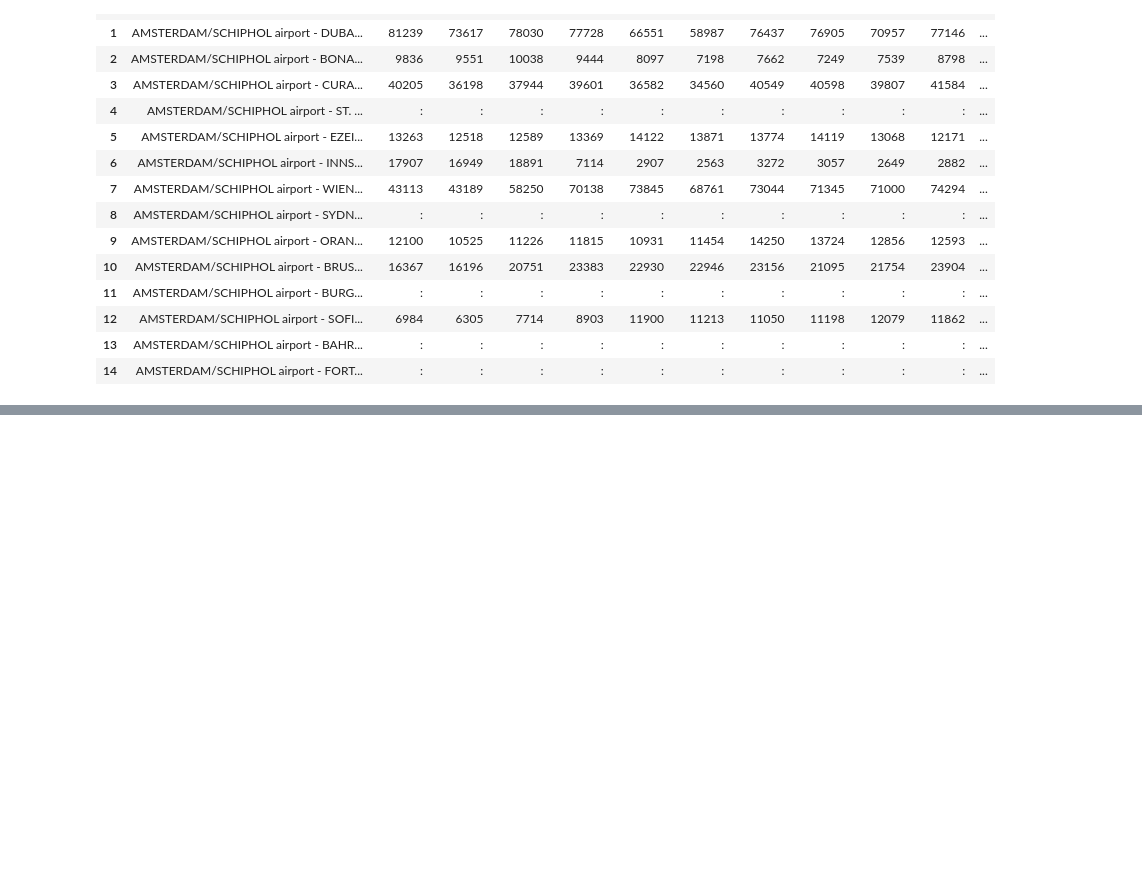
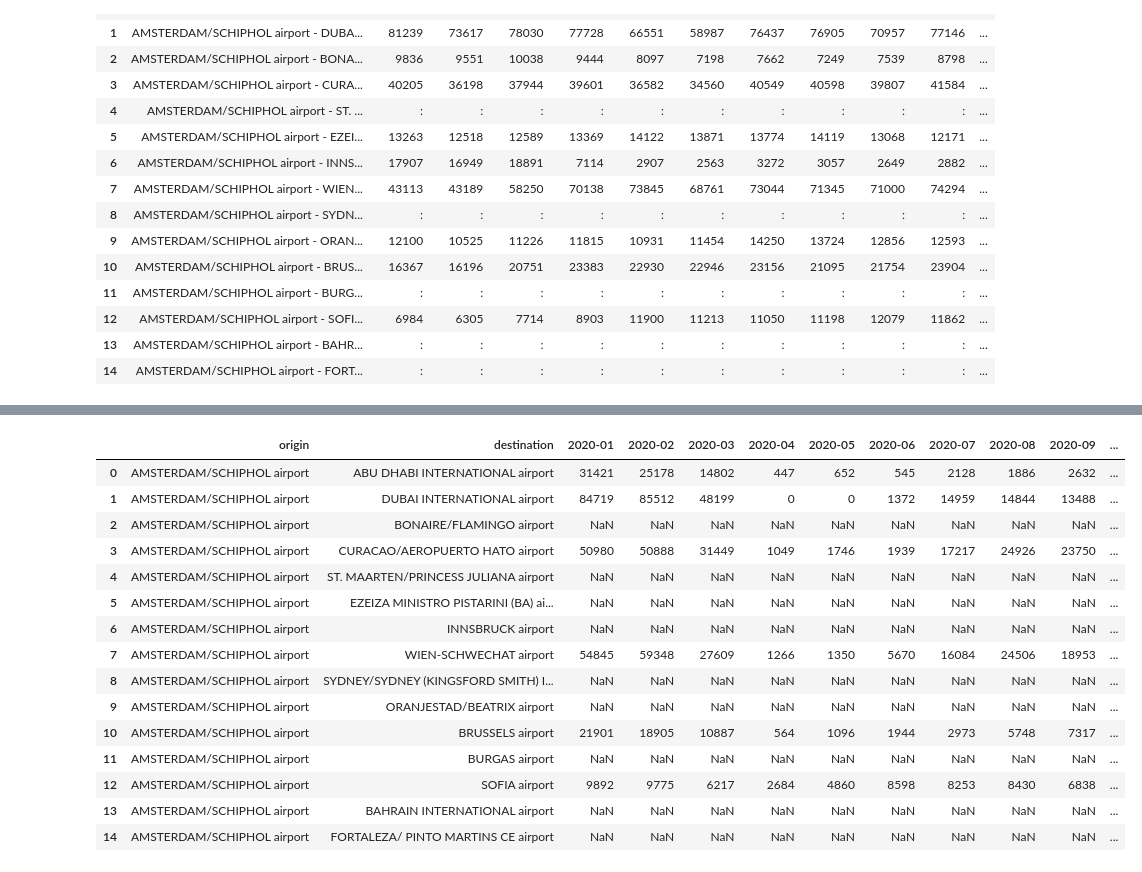
Before and after one commit to h-albrecht-ams/Capstone-Project, a Jupyter notebook: python/passengers_ams.ipynb, the cells around one changed output, grey strips where cells are left out. Cells and saved outputs as stored; diff of their text form; code cells hidden in the pictures; blank space fills up the shorter version.

```diff
--- a/python/passengers_ams.ipynb
+++ b/python/passengers_ams.ipynb
@@ -429,0 +523,54 @@ df_passengers_2017_raw.head(15)
+# %%
+df_passengers_2018_clean = df_passengers_2018_clean[
+    ["origin", "destination"] +
+    [col for col in df_passengers_2018_clean.columns if col not in ["origin", "destination"]]
+]
+
+df_passengers_2019_clean = df_passengers_2019_clean[
+    ["origin", "destination"] +
+    [col for col in df_passengers_2019_clean.columns if col not in ["origin", "destination"]]
+]
+
+df_passengers_2020_clean = df_passengers_2020_clean[
+    ["origin", "destination"] +
+    [col for col in df_passengers_2020_clean.columns if col not in ["origin", "destination"]]
+]
+
+df_passengers_2021_clean = df_passengers_2021_clean[
+    ["origin", "destination"] +
+    [col for col in df_passengers_2021_clean.columns if col not in ["origin", "destination"]]
+]
+
+df_passengers_2022_clean = df_passengers_2022_clean[
+    ["origin", "destination"] +
+    [col for col in df_passengers_2022_clean.columns if col not in ["origin", "destination"]]
+]
+
+df_passengers_2023_clean = df_passengers_2023_clean[
+    ["origin", "destination"] +
+    [col for col in df_passengers_2023_clean.columns if col not in ["origin", "destination"]]
+]
+
+df_passengers_2024_clean = df_passengers_2024_clean[
+    ["origin", "destination"] +
+    [col for col in df_passengers_2024_clean.columns if col not in ["origin", "destination"]]
+]
+# %%
+df_passengers_2020_clean.head(15)
+# %% [output]
+|  | origin | destination | 2020-01 | 2020-02 | 2020-03 | 2020-04 | 2020-05 | 2020-06 | 2020-07 | 2020-08 | 2020-09 | ... |
+| 0 | AMSTERDAM/SCHIPHOL airport | ABU DHABI INTERNATIONAL airport | 31421 | 25178 | 14802 | 447 | 652 | 545 | 2128 | 1886 | 2632 | ... |
+| 1 | AMSTERDAM/SCHIPHOL airport | DUBAI INTERNATIONAL airport | 84719 | 85512 | 48199 | 0 | 0 | 1372 | 14959 | 14844 | 13488 | ... |
+| 2 | AMSTERDAM/SCHIPHOL airport | BONAIRE/FLAMINGO airport | NaN | NaN | NaN | NaN | NaN | NaN | NaN | NaN | NaN | ... |
+| 3 | AMSTERDAM/SCHIPHOL airport | CURACAO/AEROPUERTO HATO airport | 50980 | 50888 | 31449 | 1049 | 1746 | 1939 | 17217 | 24926 | 23750 | ... |
+| 4 | AMSTERDAM/SCHIPHOL airport | ST. MAARTEN/PRINCESS JULIANA airport | NaN | NaN | NaN | NaN | NaN | NaN | NaN | NaN | NaN | ... |
+| 5 | AMSTERDAM/SCHIPHOL airport | EZEIZA MINISTRO PISTARINI (BA) ai... | NaN | NaN | NaN | NaN | NaN | NaN | NaN | NaN | NaN | ... |
+| 6 | AMSTERDAM/SCHIPHOL airport | INNSBRUCK airport | NaN | NaN | NaN | NaN | NaN | NaN | NaN | NaN | NaN | ... |
+| 7 | AMSTERDAM/SCHIPHOL airport | WIEN-SCHWECHAT airport | 54845 | 59348 | 27609 | 1266 | 1350 | 5670 | 16084 | 24506 | 18953 | ... |
+| 8 | AMSTERDAM/SCHIPHOL airport | SYDNEY/SYDNEY (KINGSFORD SMITH) I... | NaN | NaN | NaN | NaN | NaN | NaN | NaN | NaN | NaN | ... |
+| 9 | AMSTERDAM/SCHIPHOL airport | ORANJESTAD/BEATRIX airport | NaN | NaN | NaN | NaN | NaN | NaN | NaN | NaN | NaN | ... |
+| 10 | AMSTERDAM/SCHIPHOL airport | BRUSSELS airport | 21901 | 18905 | 10887 | 564 | 1096 | 1944 | 2973 | 5748 | 7317 | ... |
+| 11 | AMSTERDAM/SCHIPHOL airport | BURGAS airport | NaN | NaN | NaN | NaN | NaN | NaN | NaN | NaN | NaN | ... |
+| 12 | AMSTERDAM/SCHIPHOL airport | SOFIA airport | 9892 | 9775 | 6217 | 2684 | 4860 | 8598 | 8253 | 8430 | 6838 | ... |
+| 13 | AMSTERDAM/SCHIPHOL airport | BAHRAIN INTERNATIONAL airport | NaN | NaN | NaN | NaN | NaN | NaN | NaN | NaN | NaN | ... |
+| 14 | AMSTERDAM/SCHIPHOL airport | FORTALEZA/ PINTO MARTINS CE airport | NaN | NaN | NaN | NaN | NaN | NaN | NaN | NaN | NaN | ... |
```
Also changed, not shown: parts of 39 cells of this notebook, 7 other files.
